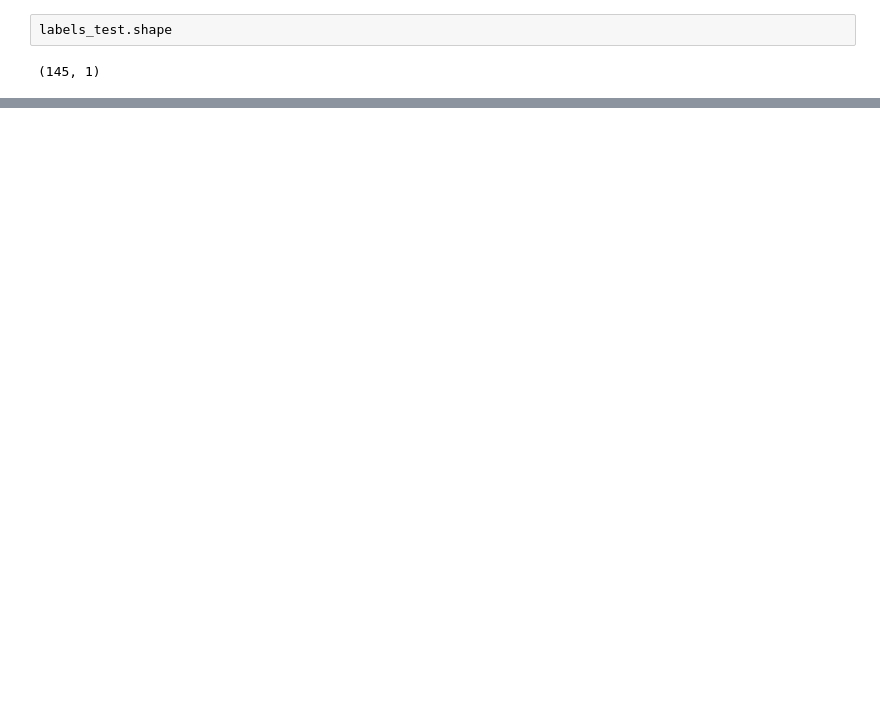
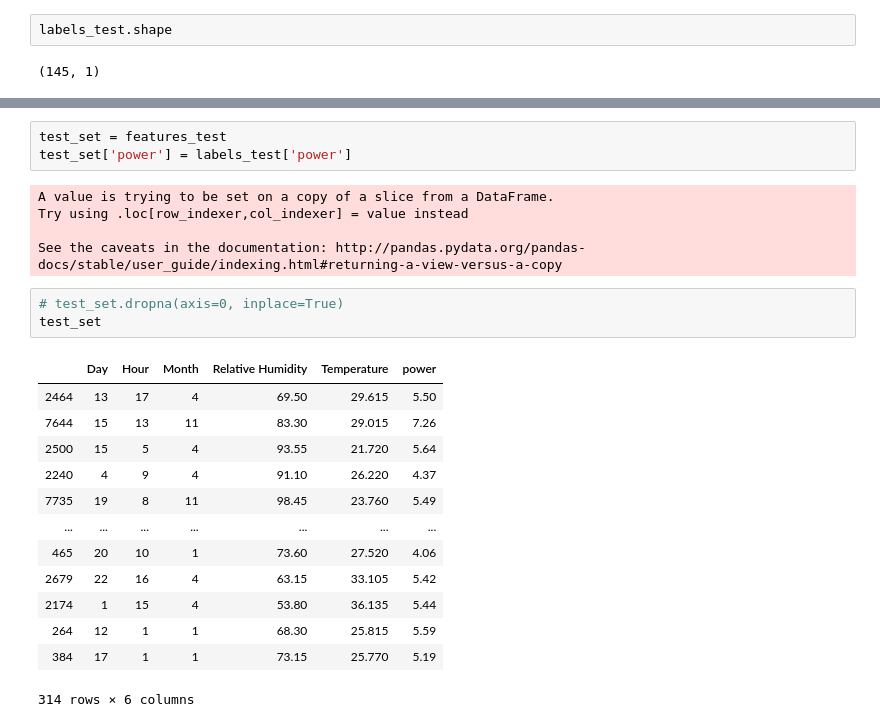
Before and after one commit to ghaffaru/electric-load-demand-forecast, a Jupyter notebook: correlation_test.ipynb, the cells around one changed output, grey strips where cells are left out. Cells and saved outputs as stored; diff of their text form; blank space fills up the shorter version.

```diff
--- a/correlation_test.ipynb
+++ b/correlation_test.ipynb
@@ -205,0 +305,25 @@ dump(model, 'real-models-hourly/rf' + str(round(model.score(features_test, label
+# %%
+test_set = features_test
+test_set['power'] = labels_test['power']
+# %% [output]
+A value is trying to be set on a copy of a slice from a DataFrame.
+Try using .loc[row_indexer,col_indexer] = value instead
+
+See the caveats in the documentation: http://pandas.pydata.org/pandas-docs/stable/user_guide/indexing.html#returning-a-view-versus-a-copy
+# %%
+# test_set.dropna(axis=0, inplace=True)
+test_set
+# %% [output]
+|  | Day | Hour | Month | Relative Humidity | Temperature | power |
+| 2464 | 13 | 17 | 4 | 69.50 | 29.615 | 5.50 |
+| 7644 | 15 | 13 | 11 | 83.30 | 29.015 | 7.26 |
+| 2500 | 15 | 5 | 4 | 93.55 | 21.720 | 5.64 |
+| 2240 | 4 | 9 | 4 | 91.10 | 26.220 | 4.37 |
+| 7735 | 19 | 8 | 11 | 98.45 | 23.760 | 5.49 |
+| ... | ... | ... | ... | ... | ... | ... |
+| 465 | 20 | 10 | 1 | 73.60 | 27.520 | 4.06 |
+| 2679 | 22 | 16 | 4 | 63.15 | 33.105 | 5.42 |
+| 2174 | 1 | 15 | 4 | 53.80 | 36.135 | 5.44 |
+| 264 | 12 | 1 | 1 | 68.30 | 25.815 | 5.59 |
+| 384 | 17 | 1 | 1 | 73.15 | 25.770 | 5.19 |
+314 rows × 6 columns
```
Also changed, not shown: parts of 42 cells of this notebook, 43 other files.
